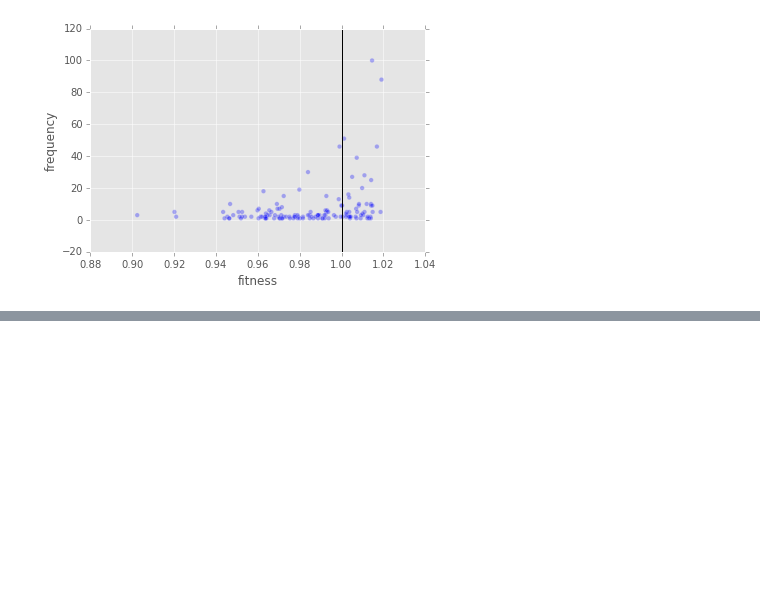
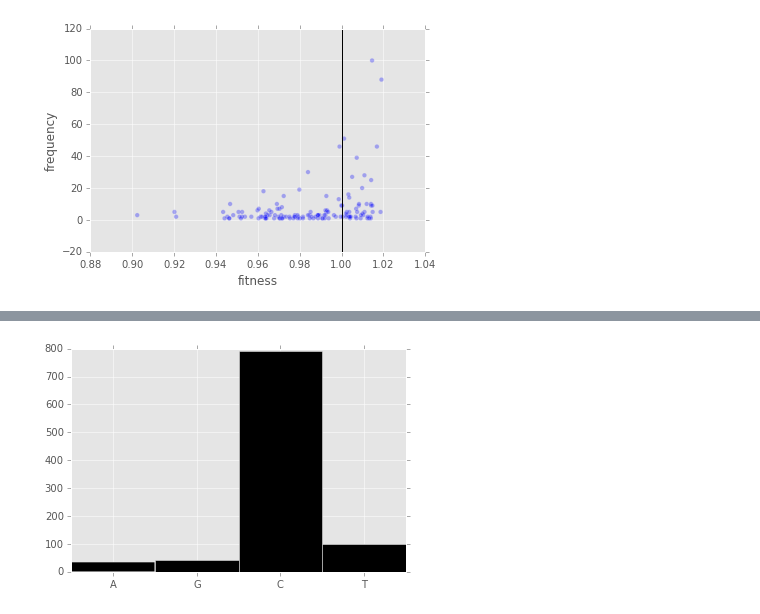
Before and after one commit to yoavram/ipython-notebooks, a Jupyter notebook: selective sweeps.ipynb, the cells around one changed output, grey strips where cells are left out. Saved outputs shown, nothing was run; the diff lists cells and outputs as text; code cells hidden in the pictures; blank space fills up the shorter version.

```diff
--- a/selective sweeps.ipynb
+++ b/selective sweeps.ipynb
@@ -16,6 +16,9 @@ sb = 0.01
 sd = 0.01
 N = 1000
 g=10
+# %%
+DFEb = exponential
+DFEd = exponential
 # %%
 mutations_dict = {'A': 'GCT', 'G':'ACT', 'C':'AGT', 'T':'AGC'}
 # %%
@@ -62,9 +65,9 @@ def mutation(population, genotypes, fitness):
             else:
                 mutant_fitness = fitness_dict[parent]
                 if coin_toss(beta): # beneficial
-                    mutant_fitness += exponential(sb)
+                    mutant_fitness += DFEb(sb)
                 else:
-                    mutant_fitness -= exponential(sd)
+                    mutant_fitness -= DFEd(sd)
                 mutant_fitness = max(0, mutant_fitness)
                 fitness_dict[mutant] = mutant_fitness
             mutants.append(mutant)
@@ -128,0 +137,9 @@ ylabel("frequency");
+# %%
+AGCT = {'A':0,'G':1,'C':2,'T':3}
+# %%
+genotype_matrix = []
+for i in range(len(population)):
+    for x in range(population[i]):
+        genotype_matrix.append(map(AGCT.get, genotypes[i]))
+genotype_matrix = array(genotype_matrix)
+print genotype_matrix
@@ -128,0 +154,7 @@ ylabel("frequency");
+# %%
+fig,ax = subplots(1,1)
+ax.hist(genotype_matrix[:,3],bins=range(5),align='left',color='k')
+ax.set_xticks(range(4))
+ax.set_xticklabels('A G C T'.split());
+# %% [output]
+[figure, added]
```
Also changed, not shown: parts of 3 cells of this notebook.
